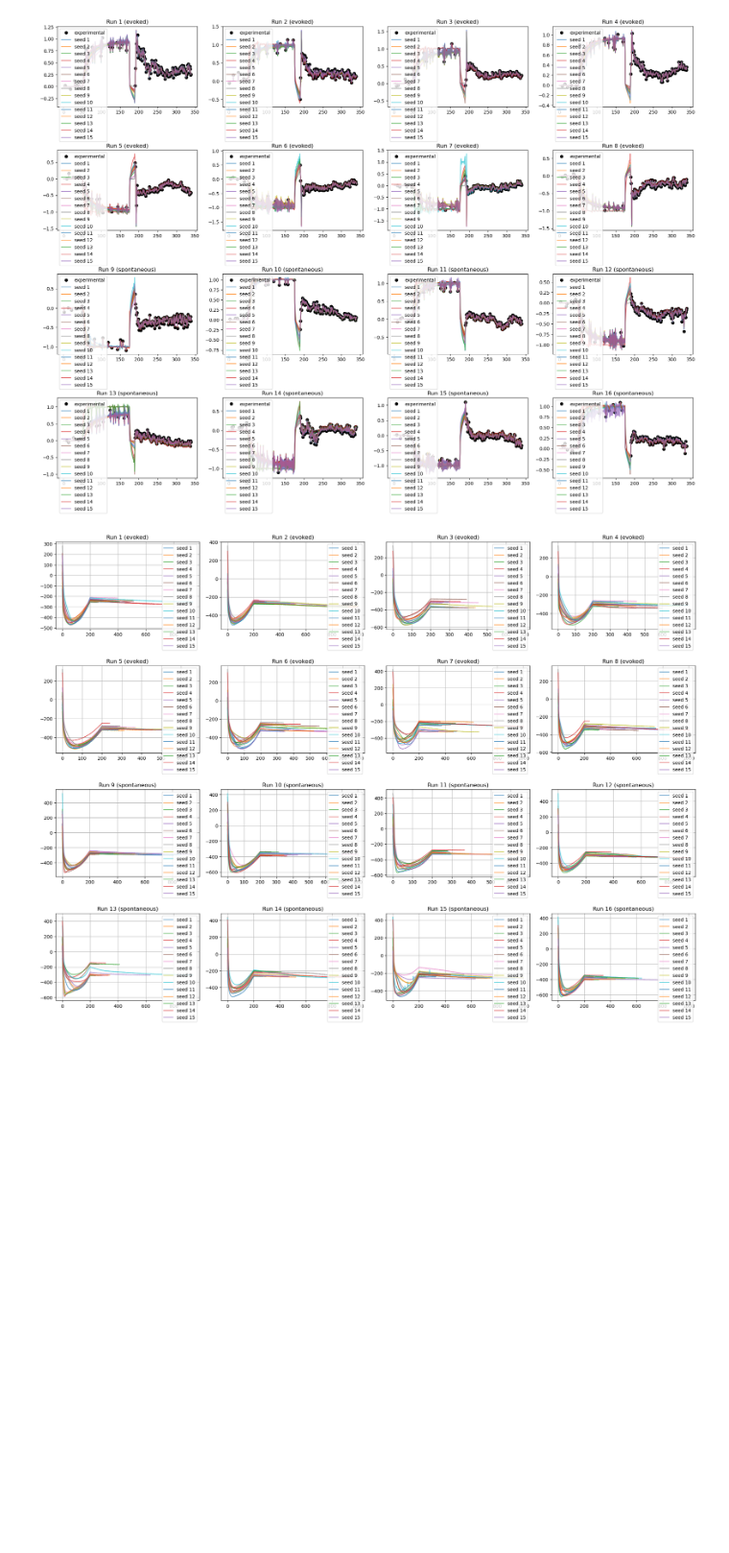
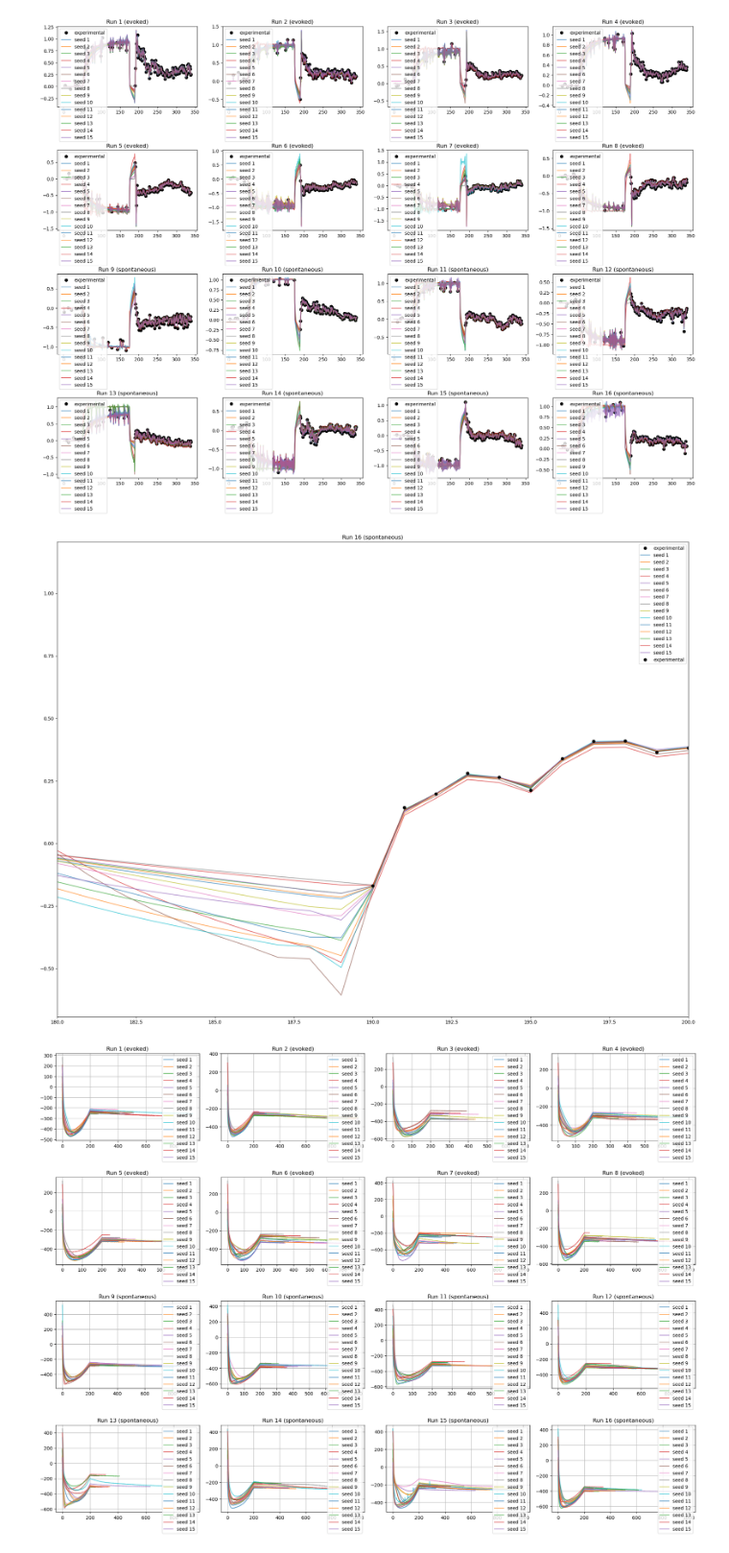
Before and after one commit to sashkarivkind/contextual_frogs, a Jupyter notebook: experimental/optim/result_view_uuuREF1.ipynb, the cells around one changed output. Shown at 96% size. Drawn from its saved outputs; the diff is of its cells as text; code cells hidden in the pictures; blank space fills up the shorter version.

```diff
--- a/experimental/optim/result_view_uuuREF1.ipynb
+++ b/experimental/optim/result_view_uuuREF1.ipynb
@@ -70,6 +70,24 @@ plt.tight_layout()
 plt.show()
 # %% [output]
 [figure]
+# %%
+#plot output traces vs experimental data. subplot per run and line per seed
+fig, axs = plt.subplots(1, 1, figsize=(20, 15))
+for i in range(16,17):
+    ax = axs
+    ax.plot(exp_datasets[i-1], 'o', label='experimental', color='black', linewidth=2)
+    for j in range(1,16):
+        if output_traces[(i,j)] is not None:
+            ax.plot(output_traces[(i,j)], label=f'seed {j}', alpha=0.7)
+    ax.plot(exp_datasets[i-1], 'o', label='experimental', color='black', linewidth=2)
+
+    ax.set_title(f'Run {i} ({paradigm_[i]})')
+    ax.legend()
+    ax.set_xlim([180, 200])
+plt.tight_layout()
+plt.show()
+# %% [output]
+[figure, added]
 # %%
 k = 6
 VALID_AFTER = 2000
```
Also changed, not shown: 6 other files.
